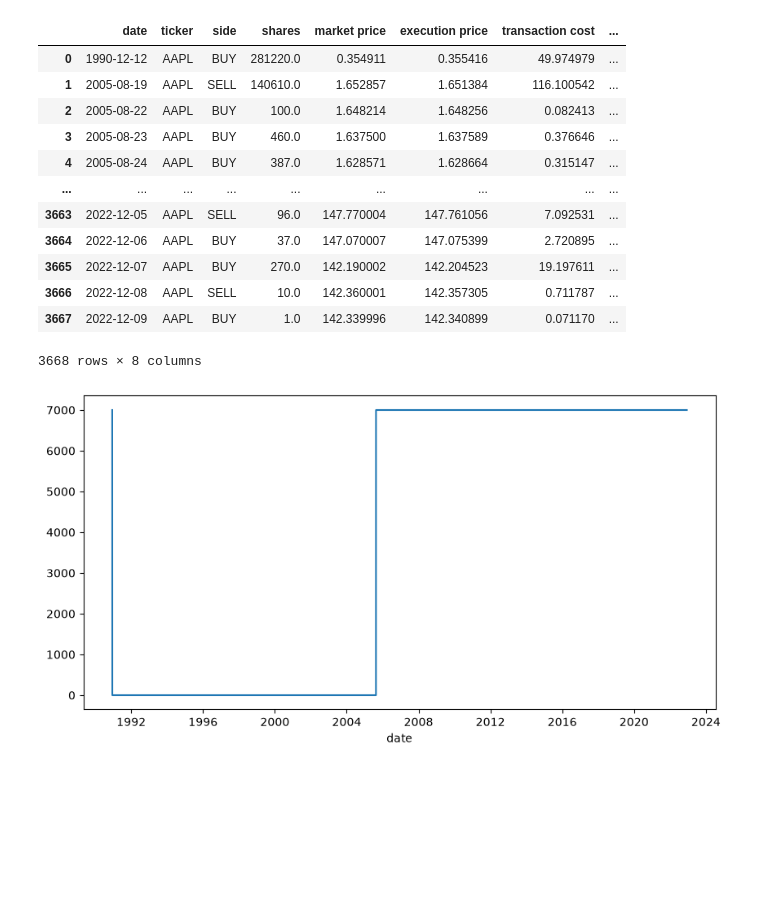
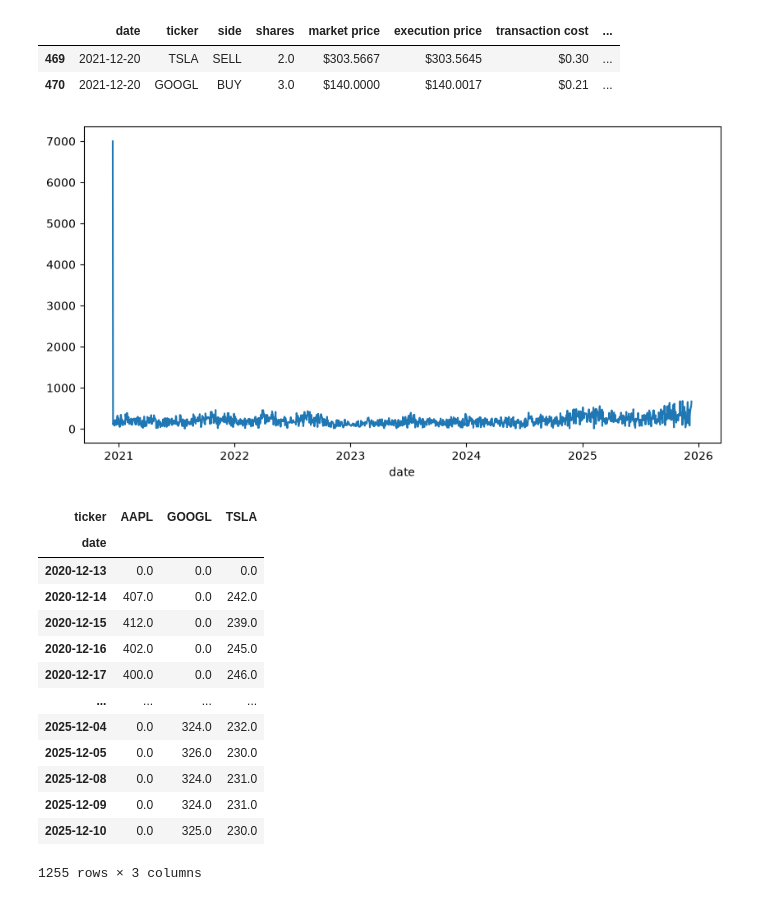
Before and after one commit to FelipeBuzato/AlphaLab, a Jupyter notebook: notebooks/Research.ipynb, the cells around one changed output. Drawn from its saved outputs; the diff is of its cells as text; code cells hidden in the pictures; blank space fills up the shorter version.

```diff
--- a/notebooks/Research.ipynb
+++ b/notebooks/Research.ipynb
@@ -16,8 +19,8 @@ from BackTester.backtester import BackTester
 assets = ['AAPL', 'TSLA', 'GOOGL']
 window = 252
 n = 2
-start = "1990-12-12"
-end = "2022-12-10"
+start = "2020-12-13"
+end = "2025-12-10"
 short_window = 10
 long_window = 50
 
@@ -34,5 +37,8 @@ weights3 = cash_only(prices_close)
 # Backtest
 bt = BackTester(prices_open, prices_close, volume)
 results = bt.run(weights1, start=start, end=end)
-bt.plot_portfolio_value()
+
+# Dashboard
+dashboard = Dashboard(results)
+dashboard.show()
 # %% [output]
@@ -130,22 +160,30 @@ results['Metrics']['Volatility']
 # %%
-results['Orders']
+orders = results['Orders'][results['Orders']['date'] == datetime(2021,12,20).date()]
+orders
 # %% [output]
 |  | date | ticker | side | shares | market price | execution price | transaction cost | ... |
-| 0 | 1990-12-12 | AAPL | BUY | 281220.0 | 0.354911 | 0.355416 | 49.974979 | ... |
-| 1 | 2005-08-19 | AAPL | SELL | 140610.0 | 1.652857 | 1.651384 | 116.100542 | ... |
-| 2 | 2005-08-22 | AAPL | BUY | 100.0 | 1.648214 | 1.648256 | 0.082413 | ... |
-| 3 | 2005-08-23 | AAPL | BUY | 460.0 | 1.637500 | 1.637589 | 0.376646 | ... |
-| 4 | 2005-08-24 | AAPL | BUY | 387.0 | 1.628571 | 1.628664 | 0.315147 | ... |
-| ... | ... | ... | ... | ... | ... | ... | ... | ... |
-| 3663 | 2022-12-05 | AAPL | SELL | 96.0 | 147.770004 | 147.761056 | 7.092531 | ... |
-| 3664 | 2022-12-06 | AAPL | BUY | 37.0 | 147.070007 | 147.075399 | 2.720895 | ... |
-| 3665 | 2022-12-07 | AAPL | BUY | 270.0 | 142.190002 | 142.204523 | 19.197611 | ... |
-| 3666 | 2022-12-08 | AAPL | SELL | 10.0 | 142.360001 | 142.357305 | 0.711787 | ... |
-| 3667 | 2022-12-09 | AAPL | BUY | 1.0 | 142.339996 | 142.340899 | 0.071170 | ... |
+| 469 | 2021-12-20 | TSLA | SELL | 2.0 | $303.5667 | $303.5645 | $0.30 | ... |
+| 470 | 2021-12-20 | GOOGL | BUY | 3.0 | $140.0000 | $140.0017 | $0.21 | ... |
-3668 rows × 8 columns
 # %%
 cash = results['Cash'].clip(upper=7000)
 cash.plot(figsize=(10,5))
 plt.show()
 # %% [output]
-[figure, old version]
+[figure, new version]
+# %%
+results['Shares']
+# %% [output]
+| ticker | AAPL | GOOGL | TSLA |
+| date |  |  |  |
+| 2020-12-13 | 0.0 | 0.0 | 0.0 |
+| 2020-12-14 | 407.0 | 0.0 | 242.0 |
+| 2020-12-15 | 412.0 | 0.0 | 239.0 |
+| 2020-12-16 | 402.0 | 0.0 | 245.0 |
+| 2020-12-17 | 400.0 | 0.0 | 246.0 |
+| ... | ... | ... | ... |
+| 2025-12-04 | 0.0 | 324.0 | 232.0 |
+| 2025-12-05 | 0.0 | 326.0 | 230.0 |
+| 2025-12-08 | 0.0 | 324.0 | 231.0 |
+| 2025-12-09 | 0.0 | 324.0 | 231.0 |
+| 2025-12-10 | 0.0 | 325.0 | 230.0 |
+1255 rows × 3 columns
```
Also changed, not shown: parts of 11 cells of this notebook, 2 other files.
